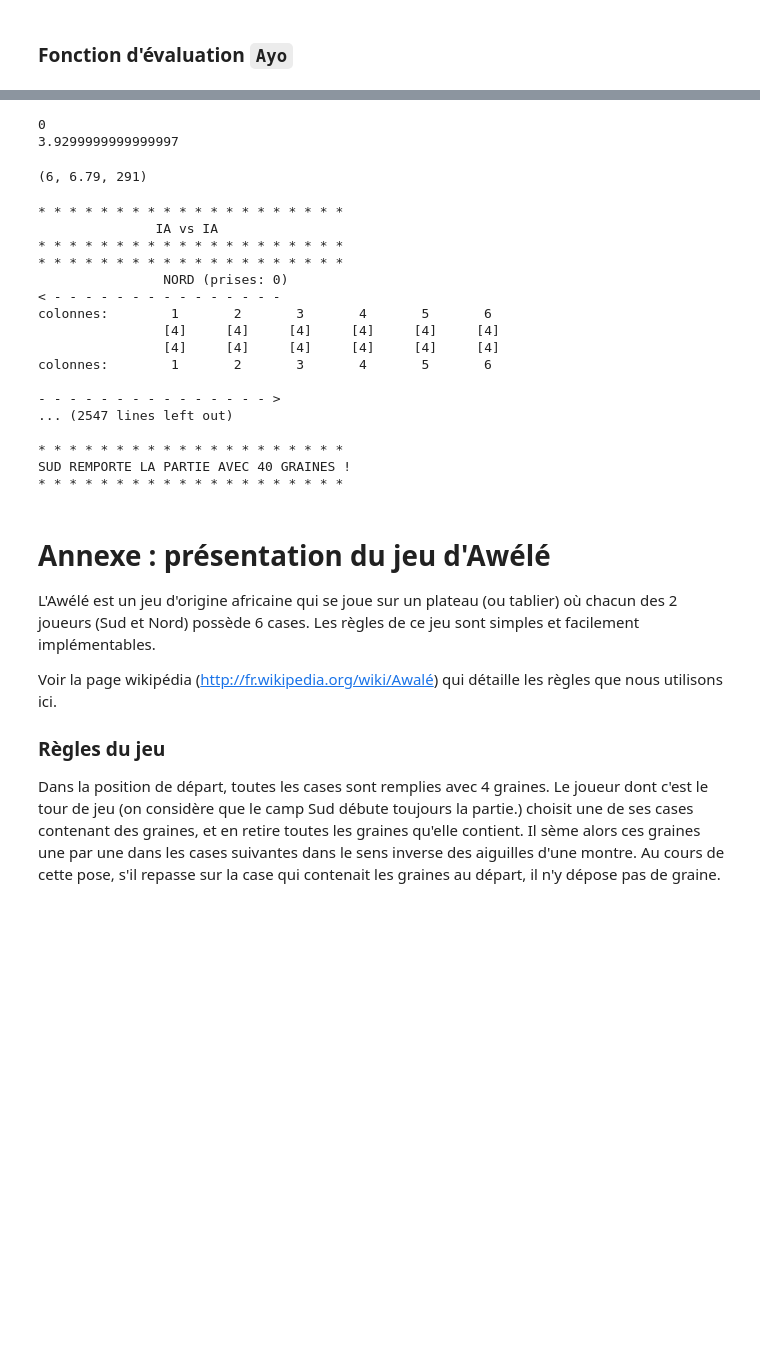
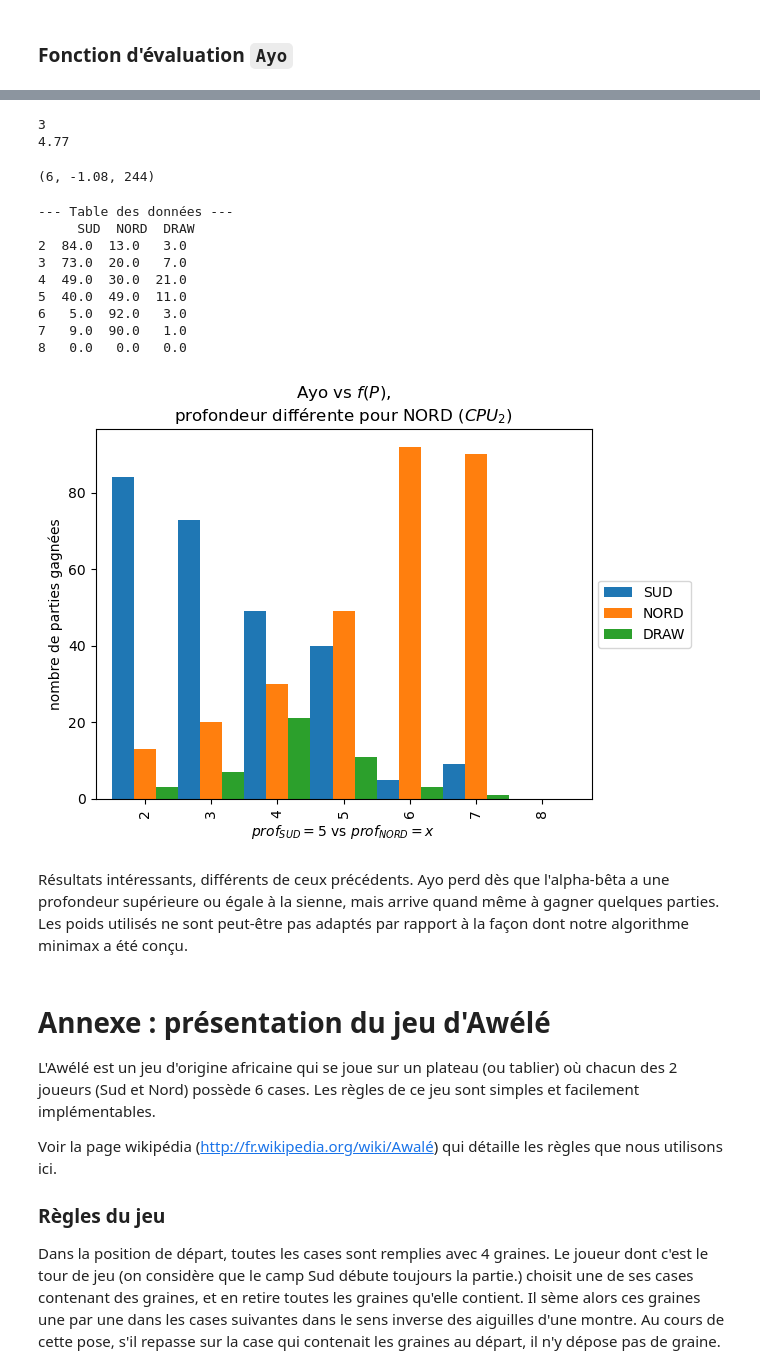
Before and after one commit to dataymeric/DAC, a Jupyter notebook: IAMSI/tme01-02/tme01et02.ipynb, the cells around one changed output, grey strips where cells are left out. Drawn from its saved outputs; the diff is of its cells as text; code cells hidden in the pictures; blank space fills up the shorter version.

```diff
--- a/IAMSI/tme01-02/tme01et02.ipynb
+++ b/IAMSI/tme01-02/tme01et02.ipynb
@@ -1095,8 +1248,5 @@ Avec :
 - On utilisera `numpy` pour simplifier le code.
 # %%
-import numpy as np
-
-
 def cases_atteignables(position, trait):
     """
     Renvoie le nombre de cases qu'un camp peut atteindre pour une
@@ -1128,8 +1278,8 @@ def ayo(position):
     n = position["dimension"]
     plateau = np.array(position["plateau"])
     # poids initiaux
-    # weights = np.array([0.06, 0.20, 0.93, 0.93, 0.13, 0.87, 0.06, 0.93, 0.13, 0.60, 1, 0.67])  # profondeur = 3
-    weights = np.array([0.8, 1, 0.06, 0.00, 0.87, 0.60, 0.00, 0.20, 0.73, 0.93, 0.00, 0.80])  # profondeur = 5
+    # weights = np.array([-0.06, -0.20, 0.93, 0.93, -0.13, 0.87, -0.06, 0.93, -0.13, 0.60, -1, 0.67])  # profondeur = 3
+    weights = np.array([-0.8, -1, 0.06, 0.00, -0.87, 0.60, -0.00, 0.20, -0.73, 0.93, 0.00, 0.80])  # profondeur = 5
     # calcul des features
     a1 = len([case for case in position["plateau"][:n] if case == 1])
     a2 = len([case for case in position["plateau"][:n] if case == 2])
@@ -1147,15 +1297,15 @@ def ayo(position):
     return np.sum(weights * features)
 
 
-print(evalue(maPosition2))
-print(ayo(maPosition2))
+print(evalue(maPosition3))
+print(ayo(maPosition3))
 # %% [output]
-0
-3.9299999999999997
+3
+4.77
 # %%
 def alphabeta_ayo(position, prof, alpha=-sys.maxsize, beta=sys.maxsize):
     """str * int * int * int * func ->
-    Retourne le coup optimal et son évaluation par l'algorithme alpha-betâ.
+    Retourne le coup optimal et son évaluation par l'algorithme alpha-bêta.
     """
     n = position["dimension"]
     trait = position["trait"]  # joueur qui doit jouer
@@ -1166,9 +1316,10 @@ def alphabeta_ayo(position, prof, alpha=-sys.maxsize, beta=sys.maxsize):
         # si la position est terminale ou la profondeur de l'arbre est nul,
         # l'algorithme minimax s'arrête
         return (coup_optimal, ayo(position), 1)
-
+    coups_possibles = list(range(1, n + 1))
+    random.shuffle(coups_possibles)
     if trait == "SUD":  # le joueur cherche à maximiser le gain
-        for coup in range(1, n + 1):
+        for coup in coups_possibles:
             nouvelle_position = effectue_si_valide(position, coup)
             if nouvelle_position:
                 feuille = alphabeta_ayo(nouvelle_position, prof - 1, alpha, beta)
@@ -1181,7 +1332,7 @@ def alphabeta_ayo(position, prof, alpha=-sys.maxsize, beta=sys.maxsize):
         return (coup_optimal, alpha, n_feuilles)
 
     else:  # le joueur cherche à minimiser le gain
-        for coup in range(1, n + 1):
+        for coup in coups_possibles:
             nouvelle_position = effectue_si_valide(position, coup)
             if nouvelle_position:
                 feuille = alphabeta_ayo(nouvelle_position, prof - 1, alpha, beta)
@@ -1196,27 +1347,39 @@ def alphabeta_ayo(position, prof, alpha=-sys.maxsize, beta=sys.maxsize):
 
 alphabeta_ayo(maPosition2, 4)
 # %% [output]
-(6, 6.79, 291)
+(6, -1.08, 244)
-# %%
-partie_ia(taille=6, nb_graines=4, prof=3, algoCPU2=alphabeta_ayo)
-# %% [output]
-* * * * * * * * * * * * * * * * * * * *
-               IA vs IA
-* * * * * * * * * * * * * * * * * * * *
-* * * * * * * * * * * * * * * * * * * *
-                NORD (prises: 0)
-< - - - - - - - - - - - - - - -
-colonnes:        1       2       3       4       5       6
-                [4]     [4]     [4]     [4]     [4]     [4]
-                [4]     [4]     [4]     [4]     [4]     [4]
-colonnes:        1       2       3       4       5       6
-
-- - - - - - - - - - - - - - - >
-... (2547 lines left out)
-
-* * * * * * * * * * * * * * * * * * * *
-SUD REMPORTE LA PARTIE AVEC 40 GRAINES !
-* * * * * * * * * * * * * * * * * * * *
+# %%
+victoires = {"SUD": np.zeros(7), "NORD": np.zeros(7), None: np.zeros(7)}
+for p in tqdm(range(2, 8)):  # profondeur
+    for i in range(100):  # nombre de simulations
+        victoires[partie_ia(profCPU1=5, profCPU2=p, algoCPU1=alphabeta_ayo, trace=False)][p - 2] += 1
+# %%
+df = pd.DataFrame(victoires)
+df = df.rename(columns={None: "DRAW"})
+df.index += 2
+print("--- Table des données ---\n", df)
+df.plot(
+    kind="bar",
+    width=1,
+    xlabel="$prof_{SUD} = 5$ vs $prof_{NORD} = x$",
+    ylabel="nombre de parties gagnées",
+    title="Ayo vs $f(P)$,\nprofondeur différente pour NORD ($CPU_2$)",
+)
+plt.legend(loc="center left", bbox_to_anchor=(1, 0.5))
+plt.show()
+# %% [output]
+--- Table des données ---
+     SUD  NORD  DRAW
+2  84.0  13.0   3.0
+3  73.0  20.0   7.0
+4  49.0  30.0  21.0
+5  40.0  49.0  11.0
+6   5.0  92.0   3.0
+7   9.0  90.0   1.0
+8   0.0   0.0   0.0
+[figure, added]
+# %% [markdown]
+Résultats intéressants, différents de ceux précédents. Ayo perd dès que l'alpha-bêta a une profondeur supérieure ou égale à la sienne, mais arrive quand même à gagner quelques parties. Les poids utilisés ne sont peut-être pas adaptés par rapport à la façon dont notre algorithme minimax a été conçu.
 # %% [markdown]
 # Annexe : présentation du jeu d'Awélé
 
```
Also changed, not shown: parts of 37 cells of this notebook.
